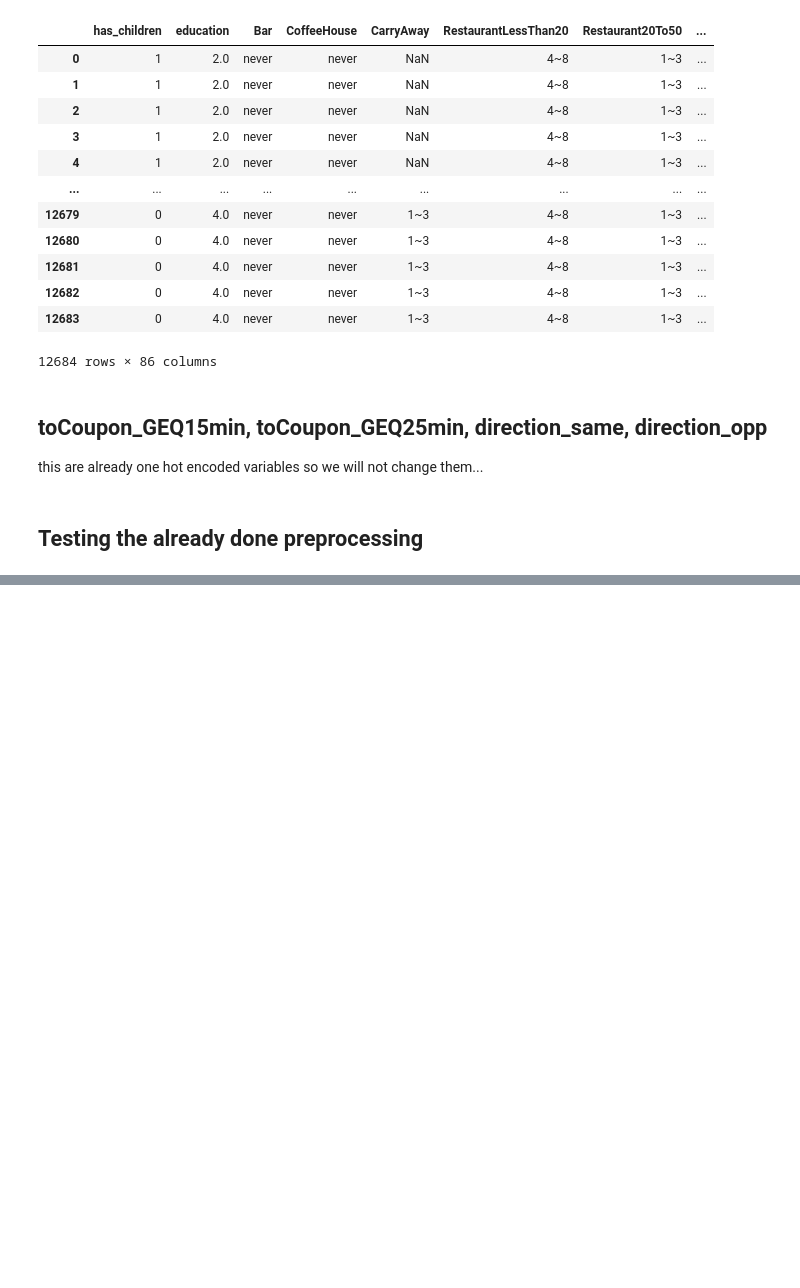
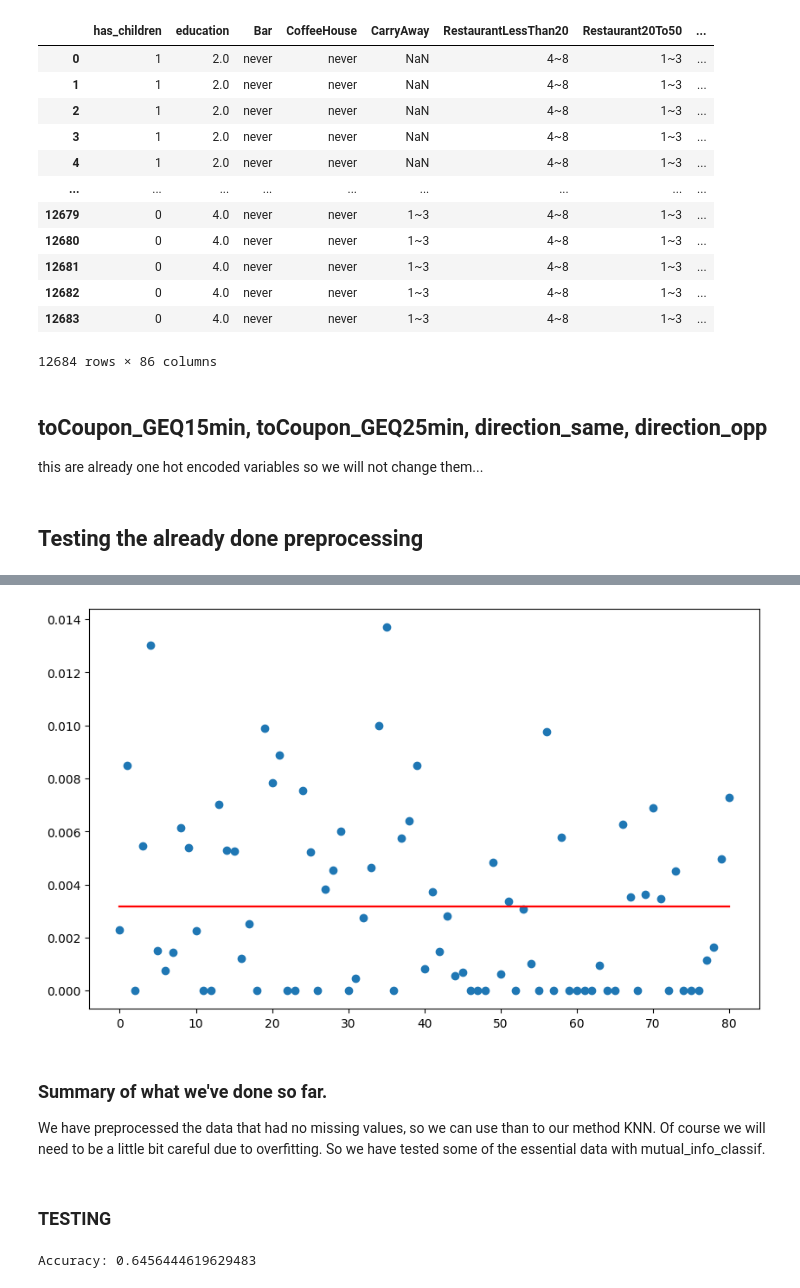
Before and after one commit to gabriel-marchetti/personal, a Jupyter notebook: aula_unicamp/2024_1s/mc886/Trabalhos/Trabalho1/code.ipynb, the cells around one changed output, grey strips where cells are left out. Drawn from its saved outputs; the diff is of its cells as text; code cells hidden in the pictures; blank space fills up the shorter version.

```diff
--- a/aula_unicamp/2024_1s/mc886/Trabalhos/Trabalho1/code.ipynb
+++ b/aula_unicamp/2024_1s/mc886/Trabalhos/Trabalho1/code.ipynb
@@ -543,0 +620,6 @@ X_testing_preprocessing
+# %%
+# 10 most 'relevant' features
+feature_scores = dict(zip(X_testing_preprocessing.columns, mutual_info_scores_list))
+sorted_feature_scores = sorted(feature_scores.items(), key=lambda x: x[1], reverse=True)
+for feature, score in sorted_feature_scores[:20]:
+    print(f'{feature}: {score}')
@@ -543,0 +647,3 @@ X_testing_preprocessing
+# %%
+mean_score = sum(list(feature_scores.values())) / len(list(feature_scores))
+print(mean_score)
@@ -543,0 +674,14 @@ X_testing_preprocessing
+# %%
+y_line = []
+for i in range(len(xticks_mutual_info)):
+    y_line.append(mean_score)
+axes.plot(xticks_mutual_info, y_line, color='red')
+
+fig
+# %% [output]
+[figure, added]
+# %% [markdown]
+### Summary of what we've done so far.
+We have preprocessed the data that had no missing values, so we can use than to our method KNN. Of course we will need to be a little bit careful due to overfitting. So we have tested some of the essential data with mutual_info_classif.
+# %% [markdown]
+### TESTING
@@ -543,0 +692,9 @@ X_testing_preprocessing
+# %%
+KNN = KNeighborsClassifier(n_neighbors=3)
+KNN.fit(X_train, y_train)
+y_prime_test = KNN.predict(X_test)
+
+accuracy = accuracy_score(y_test, y_prime_test)
+print(f'Accuracy: {accuracy}')
+# %% [output]
+Accuracy: 0.6456444619629483
```
Also changed, not shown: parts of 14 cells of this notebook.
